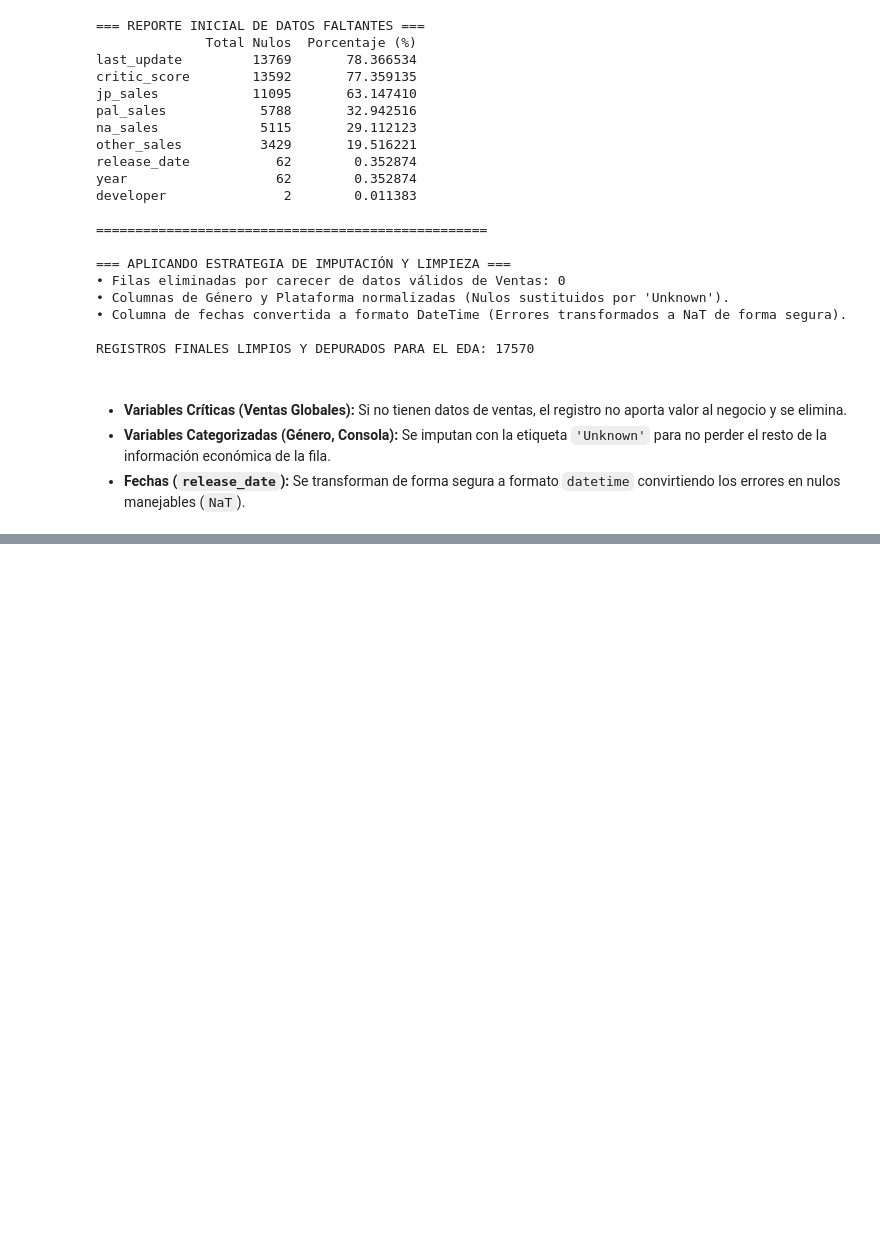
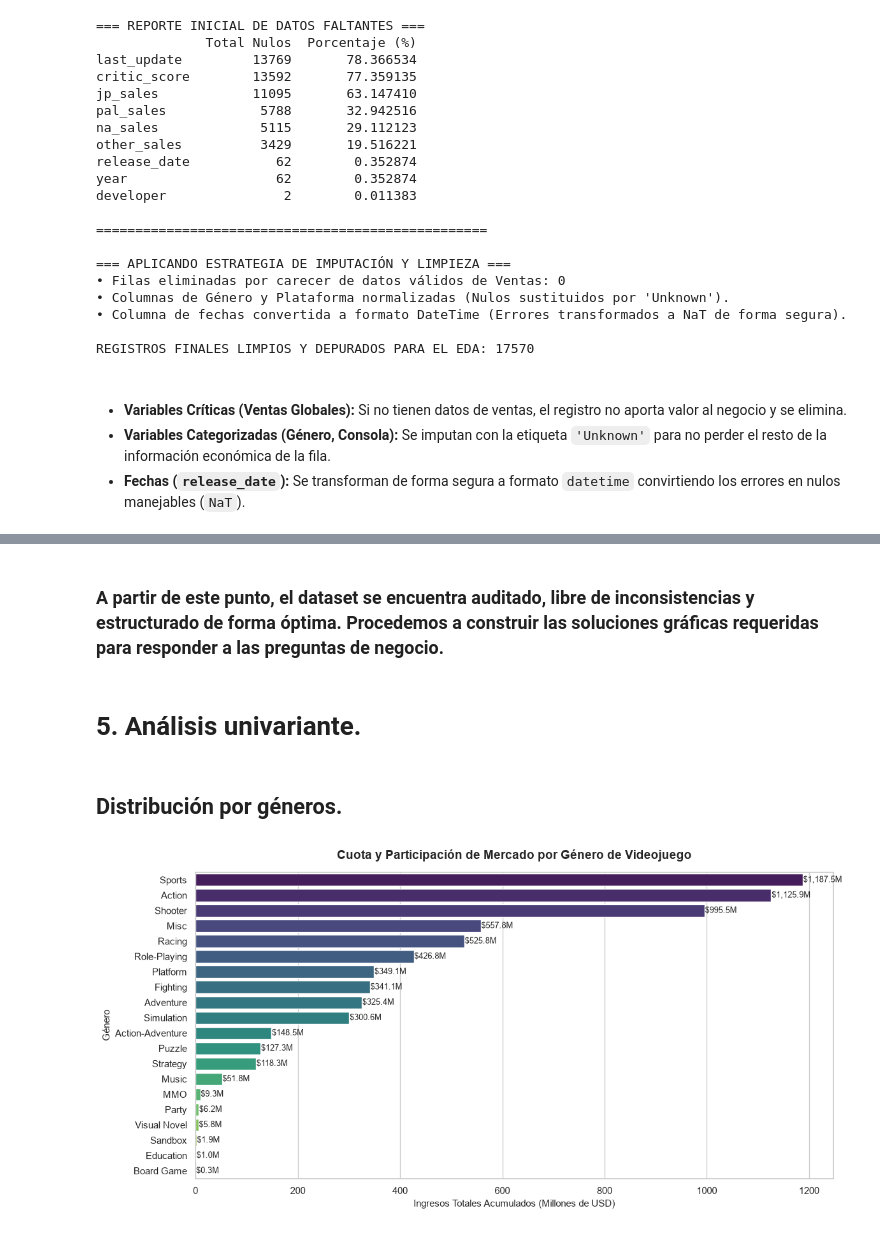
Before and after one commit to alvarodc093-pixel/Eda-Games, a Jupyter notebook: Notebook/Preprocesamiento.ipynb, the cells around one changed output, grey strips where cells are left out. Drawn from its saved outputs; the diff is of its cells as text; code cells hidden in the pictures; blank space fills up the shorter version.

Commit message:
Análisis univariante.
Hacemos el estudio de la distribución por géneros.

```diff
--- a/Notebook/Preprocesamiento.ipynb
+++ b/Notebook/Preprocesamiento.ipynb
@@ -193,0 +225,50 @@ REGISTROS FINALES LIMPIOS Y DEPURADOS PARA EL EDA: 17570
+# %% [markdown]
+### A partir de este punto, el dataset se encuentra auditado, libre de inconsistencias y estructurado de forma óptima. Procedemos a construir las soluciones gráficas requeridas para responder a las preguntas de negocio.
+# %% [markdown]
+# 5. Análisis univariante.
+# %% [markdown]
+## Distribución por géneros.
+# %%
+plt.figure(figsize=(12, 6))
+
+# Agrupación por volumen de ventas por género comercial
+ventas_genero = (
+    df.groupby("genre")["total_sales"]
+    .sum()
+    .sort_values(ascending=False)
+    .reset_index()
+)
+
+sns.barplot(
+    data=ventas_genero,
+    x="total_sales",
+    y="genre",
+    palette="viridis",
+    hue="genre",
+    legend=False,
+)
+
+plt.title(
+    "Cuota y Participación de Mercado por Género de Videojuego",
+    fontsize=14,
+    fontweight="bold",
+    pad=15,
+)
+plt.xlabel("Ingresos Totales Acumulados (Millones de USD)", fontsize=11)
+plt.ylabel("Género", fontsize=11)
+
+# Anotación de valores comerciales por barra
+for index, value in enumerate(ventas_genero["total_sales"]):
+    plt.text(
+        value + 1.0,
+        index,
+        f"${value:,.1f}M",
+        va="center",
+        ha="left",
+        fontsize=9,
+    )
+
+plt.tight_layout()
+plt.show()
+# %% [output]
+[figure, added]
```
Also changed, not shown: parts of 1 cell of this notebook.
